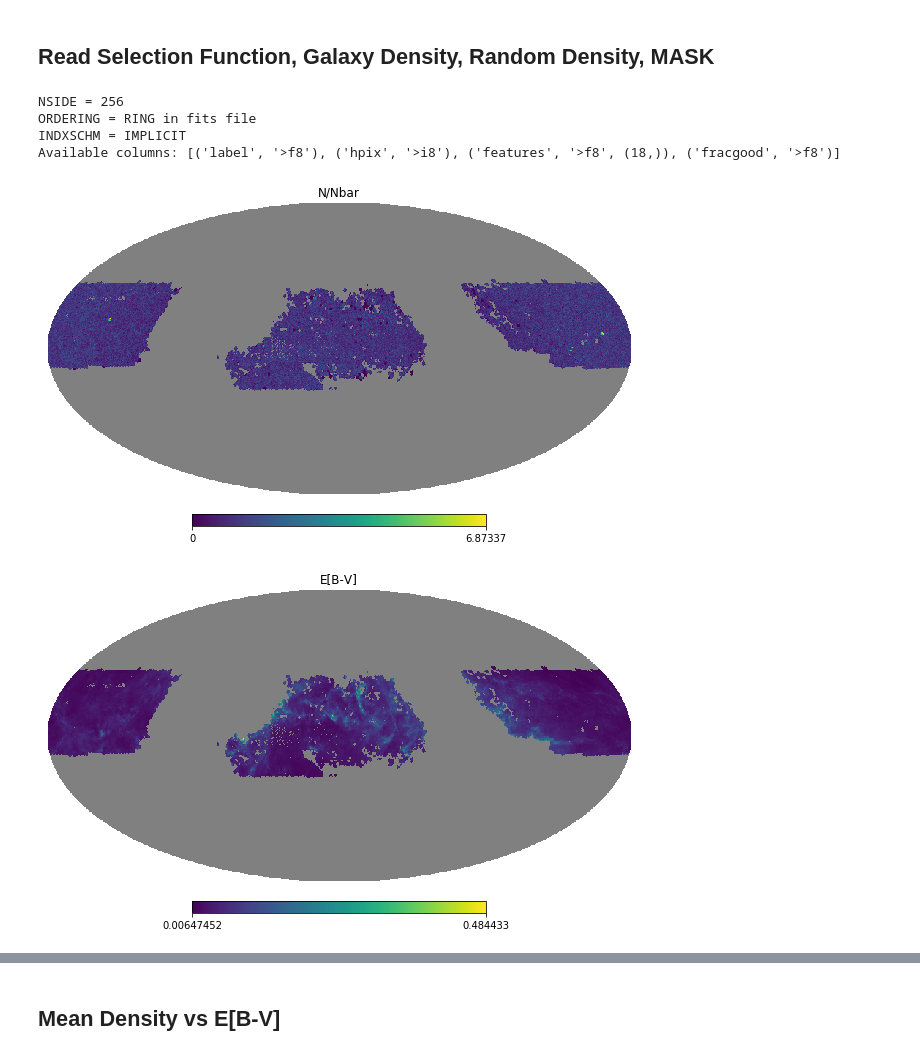
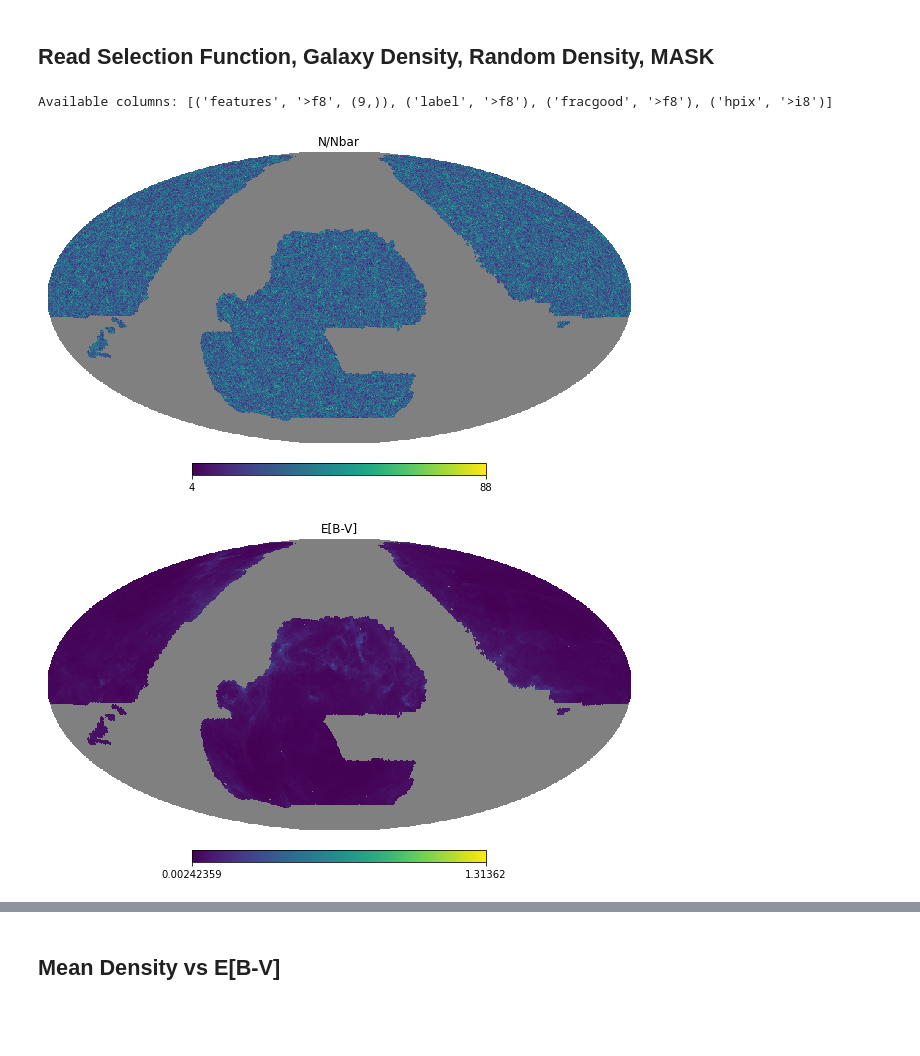
Before and after one commit to mehdirezaie/sysnetdev, a Jupyter notebook: notebooks/post_process.ipynb, the cells around one changed output, grey strips where cells are left out. Cells and saved outputs as stored; diff of their text form; code cells hidden in the pictures; blank space fills up the shorter version.

```diff
--- a/notebooks/post_process.ipynb
+++ b/notebooks/post_process.ipynb
@@ -4,6 +4,9 @@ In this notebook, we present a demo after training the neural network and obtain
 # %%
 %matplotlib inline
 import matplotlib.pyplot as plt
+import matplotlib
+matplotlib.rcParams["figure.facecolor"] = "w"
+
 import numpy as np
 import healpy as hp
 import fitsio as ft
@@ -47,34 +135,30 @@ def hist(ngal, frac, syst, bins, mask):
 ## Read Selection Function, Galaxy Density, Random Density, MASK
 # %%
 # read the selection function
-npred = hp.read_map('../output/model_test/eBOSS.ELG.NGC.DR7.selection.fits')
-
+npred = hp.read_map('../output/nlrg_features_desi_256/zero/zero1/model_0_2664486226/selection.fits')
 
 # read data
 nside = 256
-data = ft.read('../input/eBOSS.ELG.NGC.DR7.table.fits')
+data = ft.read(input1_path)
 print(f'Available columns: {data.dtype}')
 
 # nnbar: galaxy count (normalized or not-normalized),
 # frac: pixel completeness
 # ebv: one imaging property
 # mask: a binary mask in healpix
-nnbar = make_hp(data['hpix'], data['label'], nside)
+nnbar = make_hp(data['hpix'], input2[data['hpix']], nside)
 frac  = make_hp(data['hpix'], data['fracgood'], nside)
 ebv   = make_hp(data['hpix'], data['features'][:, 0], nside) # the 0th column is E[B-V]
 mask = make_hp(data['hpix'], 1.0, nside)
 
 mask = mask > 0.5  # to make it binary
 
 
 # visualize some of these
 hp.mollview(nnbar, title='N/Nbar')
 hp.mollview(ebv, title='E[B-V]')
 hp.mollview(mask, title='MASK')
 # %% [output]
-NSIDE = 256
-ORDERING = RING in fits file
-INDXSCHM = IMPLICIT
-Available columns: [('label', '>f8'), ('hpix', '>i8'), ('features', '>f8', (18,)), ('fracgood', '>f8')]
+Available columns: [('features', '>f8', (9,)), ('label', '>f8'), ('fracgood', '>f8'), ('hpix', '>i8')]
-[figure, old version]
+[figure, new version]
-[figure, old version]
+[figure, new version]
```
Also changed, not shown: parts of 15 cells of this notebook, 2 other files.
